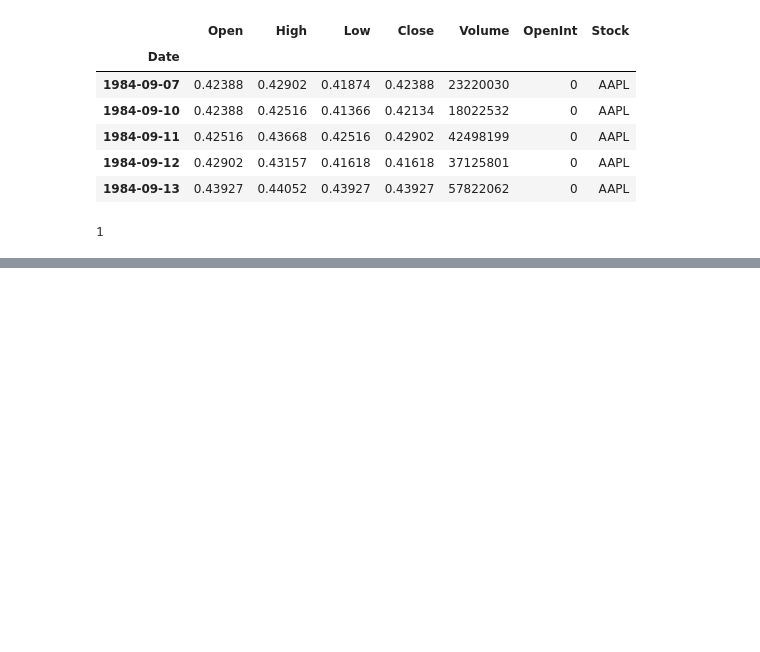
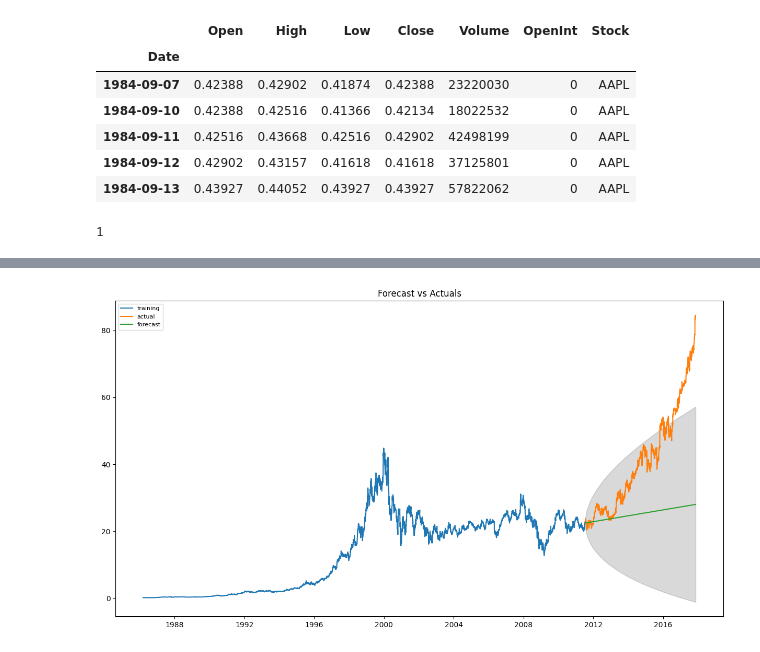
Before and after one commit to DaiVo20/Stock-Price-Prediction, a Jupyter notebook: ARIMA.ipynb, the cells around one changed output, grey strips where cells are left out. Cells and saved outputs as stored; diff of their text form; code cells hidden in the pictures; blank space fills up the shorter version.

```diff
--- a/ARIMA.ipynb
+++ b/ARIMA.ipynb
@@ -187,0 +236,4 @@ RMSE(TSLA_Model,TSLA_train,TSLA_test)
+# %%
+Forecast_Plot(MSFT_Model,MSFT_train,MSFT_test)
+# %% [output]
+[figure, added]
```
Also changed, not shown: parts of 30 cells of this notebook.
